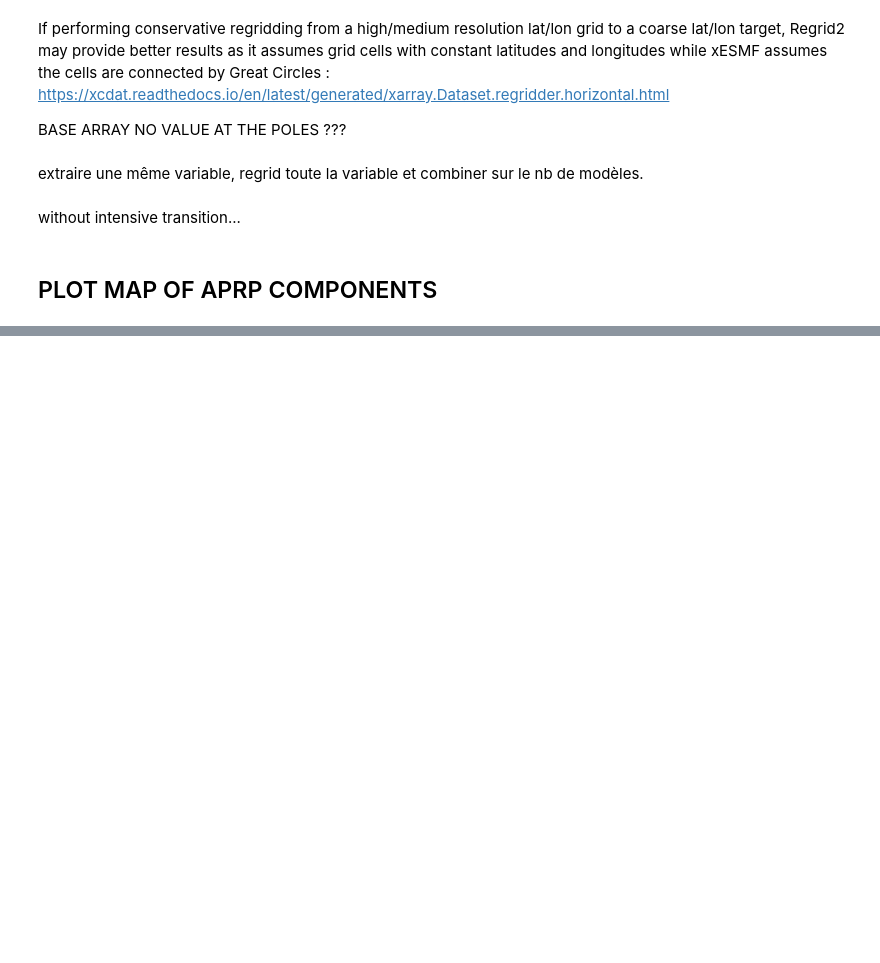
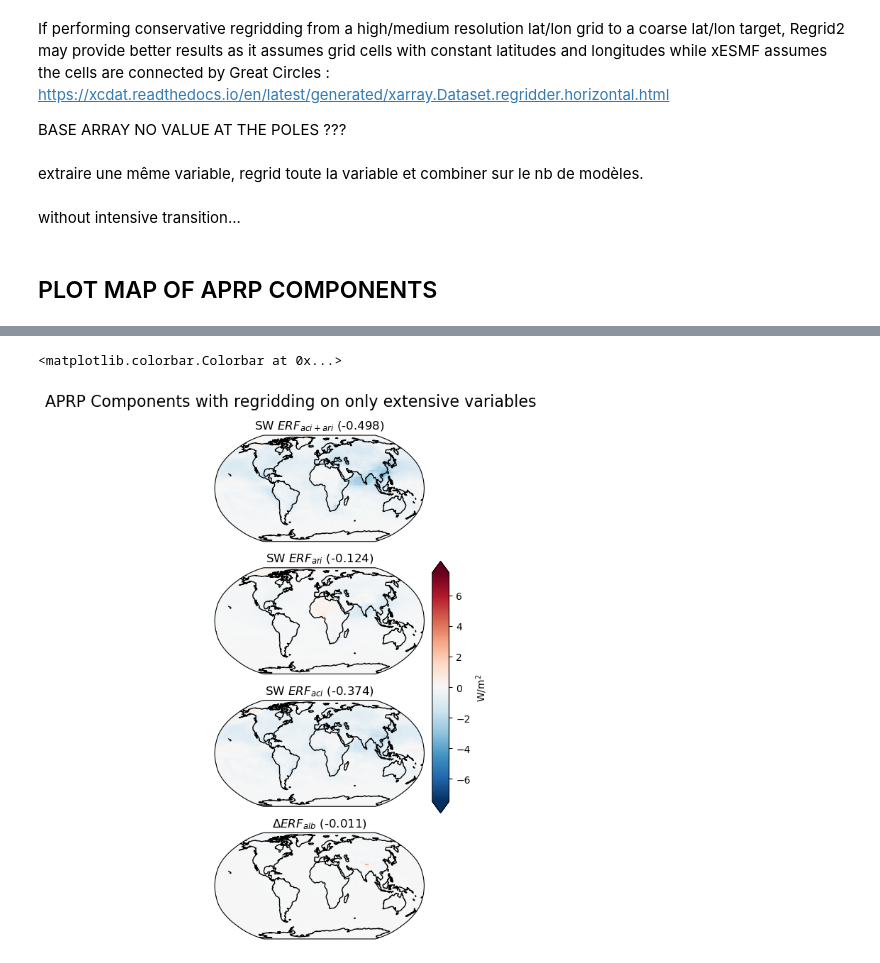
Before and after one commit to Regional-Modeling-LATMOS-IGE/CMIP6-Arctic-Aerosol-Analysis, a Jupyter notebook: sw_analysis_aprp_arctic.ipynb, the cells around one changed output, grey strips where cells are left out. Cells and saved outputs as stored; diff of their text form; code cells hidden in the pictures; blank space fills up the shorter version.

```diff
--- a/sw_analysis_aprp_arctic.ipynb
+++ b/sw_analysis_aprp_arctic.ipynb
@@ -351,0 +250,4 @@ find_first_index_for_given_source_id(given_source_id = 'IPSL-CM6A-LR', source_id
+# %%
+keys_list = list(dict_aprp.keys())
+
+only_one_variant_keys_list = extract_only_one_variant_keys_list(keys_list = keys_list)
@@ -887,16 +862,18 @@ dict_aprp_regridded_full_intensive = {key : fully_extensive_dataset_to_partly_in
 # %%
 # needed for the concat function to work
 
-dict_aprp_regridded = {
-    key: dict_aprp_regridded[key]
-    .groupby(dict_aprp_regridded[key].time.dt.month)
+dict_aprp_regridded_full_intensive = {
+    key: dict_aprp_regridded_full_intensive[key]
+    .groupby(dict_aprp_regridded_full_intensive[key].time.dt.month)
     .mean()
     for key in keys_dict_aprp
 }
+# %%
+dict_aprp_regridded_full_intensive_selected = {key : dict_aprp_regridded_full_intensive[key] for key in only_one_variant_keys_list}
 # %%
 # let's make the entry average
 
-ensemble_aprp_avg = xr.concat(dict_aprp_regridded.values(), "entry").mean(
+ensemble_aprp_avg = xr.concat(dict_aprp_regridded_full_intensive_selected.values(), "entry").mean(
     dim="entry"
 )
 # %% [markdown]
@@ -904,40 +901,56 @@ ensemble_aprp_avg = xr.concat(dict_aprp_regridded.values(), "entry").mean(
 # %%
 output = ensemble_aprp_avg
 
-fields = [
-    "cld",
-    "sfc_alb",
-    "noncld",
-    "noncld_scat",
-    "noncld_abs",
-    "cld_amt",
-    "cld_scat",
-    "cld_abs",
+fig = plt.figure(figsize = (6,8))
+plt.suptitle("APRP Components with regridding on only extensive variables", fontsize=16)
+axes = fig.subplots(nrows= 4, ncols = 1, subplot_kw={"projection": ccrs.Robinson()})
+cnt = -1
+
+avgmap = output.mean("month")
+
+plot_list_avg = [
+    (avgmap.spatial.average("cld", axis=["X", "Y"])["cld"] + avgmap.spatial.average("noncld", axis=["X", "Y"])["noncld"]).values, # SW ERF ARI + ACI
+    (avgmap.spatial.average("noncld", axis=["X", "Y"])["noncld"]).values, # SW ERF ARI
+    (avgmap.spatial.average("cld", axis=["X", "Y"])["cld"]).values, # SW ERF ACI
+    (avgmap.spatial.average("sfc_alb", axis=["X", "Y"])["sfc_alb"]).values, # DELTA ALBED SURF
 ]
 
-fig = plt.figure(figsize=(12, 12))
-plt.suptitle("APRP Components", fontsize=16, x=0, ha="left")
-axes = fig.subplots(nrows=4, ncols=2, subplot_kw={"projection": ccrs.Robinson()})
-cnt = -1
+plot_list_map = [
+    (avgmap["cld"] + avgmap["noncld"]), # SW ERF ARI + ACI
+    (avgmap["noncld"]), # SW ERF ARI
+    (avgmap["cld"]), # SW ERF ACI
+    (avgmap["sfc_alb"]), # DELTA ALBED SURF
+]
+
+list_titles = [
+        "SW $ERF_{aci + ari}$",
+        "SW $ERF_{ari}$",
+        "SW $ERF_{aci}$",
+        "$\\Delta ERF_{alb}$"
+]
 for row in range(4):
-    for col in range(2):
+
         cnt += 1
-        var = fields[cnt]
-        avgmap = output.mean("month")
-        avg = avgmap.spatial.average(var, axis=["X", "Y"])[var].values
-        pl = avgmap[var].plot(
-            ax=axes[row, col],
+
+        avg = plot_list_avg[cnt]
+
+        pl = plot_list_map[cnt].plot(
+            ax=axes[row],
             transform=ccrs.PlateCarree(),
             vmin=-7.5,
             vmax=7.5,
             cmap="RdBu_r",
             add_colorbar=False,
         )
-        axes[row, col].set_title(var + " (" + str(np.round(avg, 3)) + ")")
-        axes[row, col].coastlines()
+        axes[row].set_title(list_titles[cnt] + " (" + str(np.round(avg,3)) + ")")
 
-plt.tight_layout(w_pad=2.5, h_pad=-2)
+        axes[row].coastlines()
+
+plt.tight_layout()
 
 fig.colorbar(
-    pl, ax=axes.ravel().tolist(), pad=0.02, shrink=0.5, aspect=15, label="W/m$^2$"
+    pl, ax=axes.ravel().tolist(), pad=0.02, shrink=0.5, aspect=15, label="W/m$^2$", extend='both'
 )
+# %% [output]
+<matplotlib.colorbar.Colorbar at 0x...>
+[figure, added]
```
Also changed, not shown: parts of 19 cells of this notebook.
